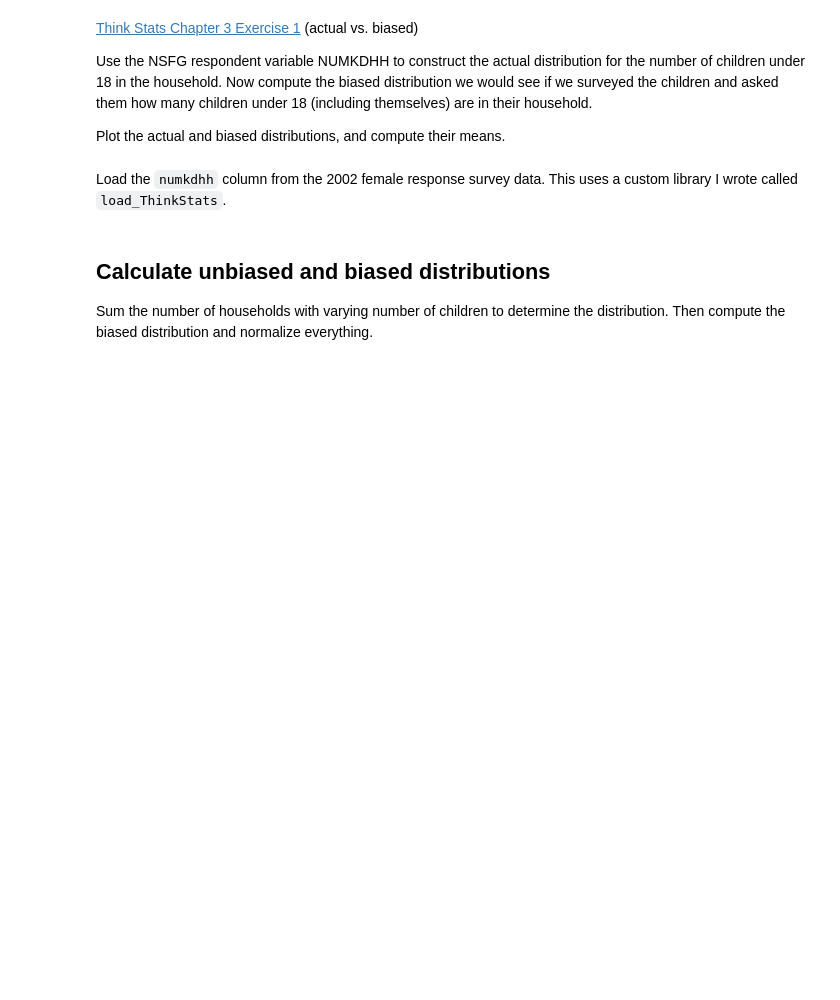
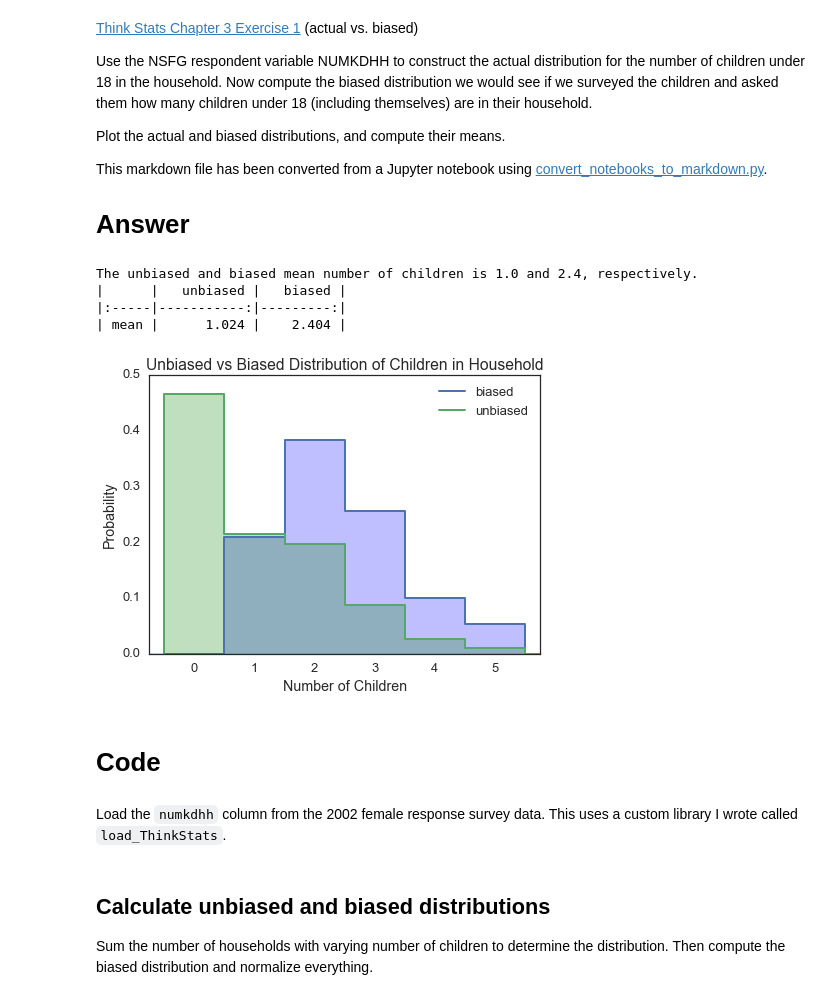
Before and after one commit to anhlbt/dsp, a Jupyter notebook: statistics/3-1-actual_biased.ipynb, the cells around one changed output. Drawn from its saved outputs; the diff is of its cells as text; code cells hidden in the pictures; blank space fills up the shorter version.

```diff
--- a/statistics/3-1-actual_biased.ipynb
+++ b/statistics/3-1-actual_biased.ipynb
@@ -4,6 +4,24 @@
 Use the NSFG respondent variable NUMKDHH to construct the actual distribution for the number of children under 18 in the household. Now compute the biased distribution we would see if we surveyed the children and asked them how many children under 18 (including themselves) are in their household.
 
 Plot the actual and biased distributions, and compute their means.
+
+This markdown file has been converted from a Jupyter notebook using [convert_notebooks_to_markdown.py](./convert_notebooks_to_markdown.py).
+
+# Answer
+# %%
+print('The unbiased and biased mean number of children is {:.1f} and {:.1f}, respectively.'
+      .format(household_kids_means.unbiased.values[0], household_kids_means.biased.values[0]))
+print(household_kids_means_md)
+
+plt.show()
+# %% [output]
+The unbiased and biased mean number of children is 1.0 and 2.4, respectively.
+|      |   unbiased |   biased |
+|:-----|-----------:|---------:|
+| mean |      1.024 |    2.404 |
+[figure, added]
+# %% [markdown]
+# Code
 # %%
 import pandas as pd
 import numpy as np
```
Also changed, not shown: parts of 5 cells of this notebook, 11 other files.
